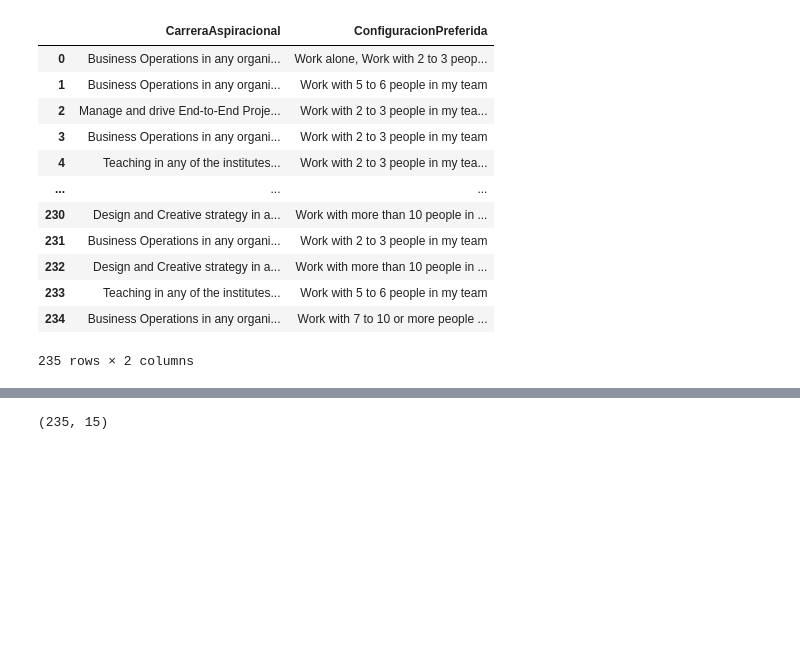
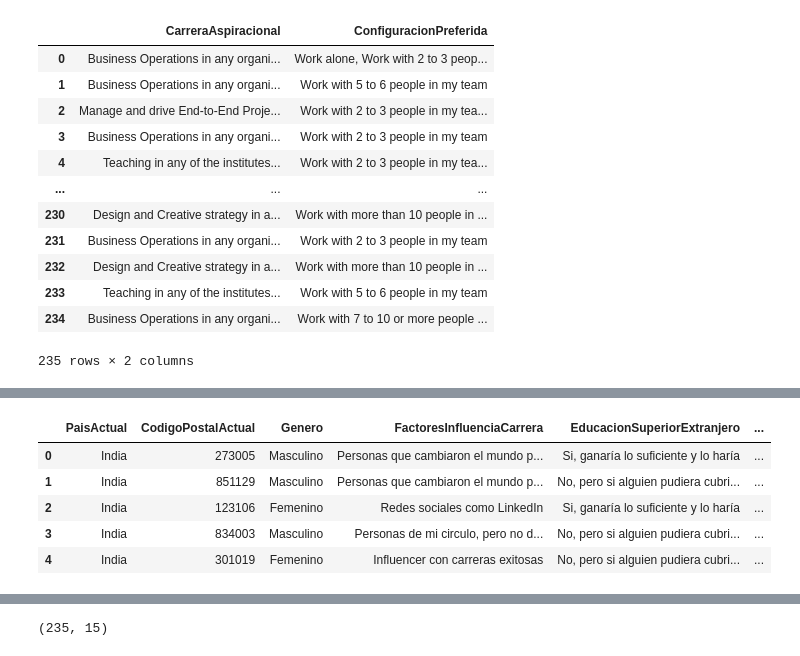
Before and after one commit to ocatalanh/proyecto7, a Jupyter notebook: 1_Preprocesamiento_Proyecto7.ipynb, the cells around one changed output, grey strips where cells are left out. Drawn from its saved outputs; the diff is of its cells as text; code cells hidden in the pictures; blank space fills up the shorter version.

Commit message:
actualizacion del modelo

```diff
--- a/1_Preprocesamiento_Proyecto7.ipynb
+++ b/1_Preprocesamiento_Proyecto7.ipynb
@@ -405,0 +220,11 @@ X_mutivar
+# %%
+for i in multivariables:
+    df[i] = reemplazar(df,i)
+df.head()
+# %% [output]
+|  | PaisActual | CodigoPostalActual | Genero | FactoresInfluenciaCarrera | EducacionSuperiorExtranjero | ... |
+| 0 | India | 273005 | Masculino | Personas que cambiaron el mundo p... | Si, ganaría lo suficiente y lo haría | ... |
+| 1 | India | 851129 | Masculino | Personas que cambiaron el mundo p... | No, pero si alguien pudiera cubri... | ... |
+| 2 | India | 123106 | Femenino | Redes sociales como LinkedIn | Si, ganaría lo suficiente y lo haría | ... |
+| 3 | India | 834003 | Masculino | Personas de mi circulo, pero no d... | No, pero si alguien pudiera cubri... | ... |
+| 4 | India | 301019 | Femenino | Influencer con carreras exitosas | No, pero si alguien pudiera cubri... | ... |
```
Also changed, not shown: parts of 20 cells of this notebook, 11 other files.
